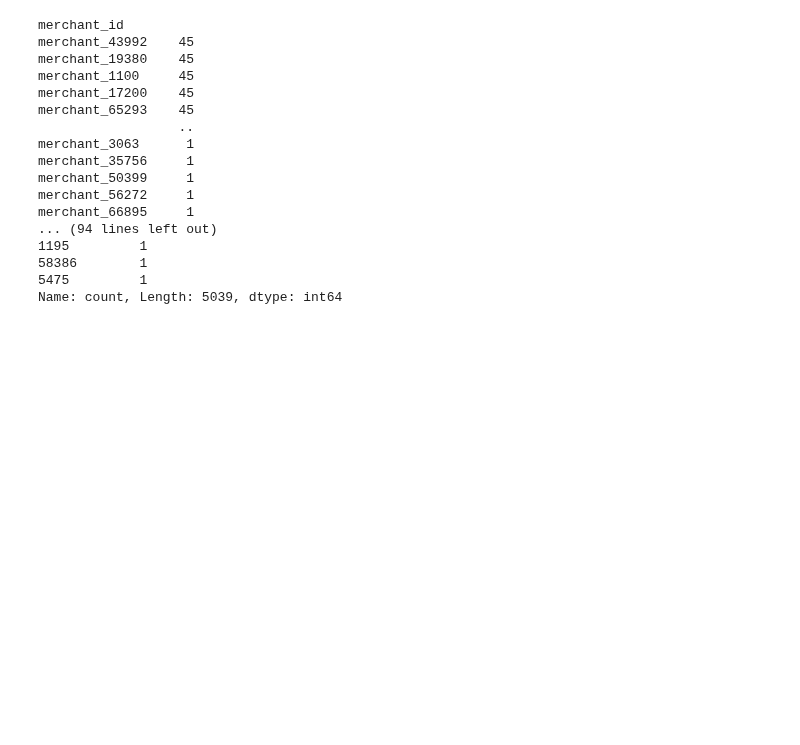
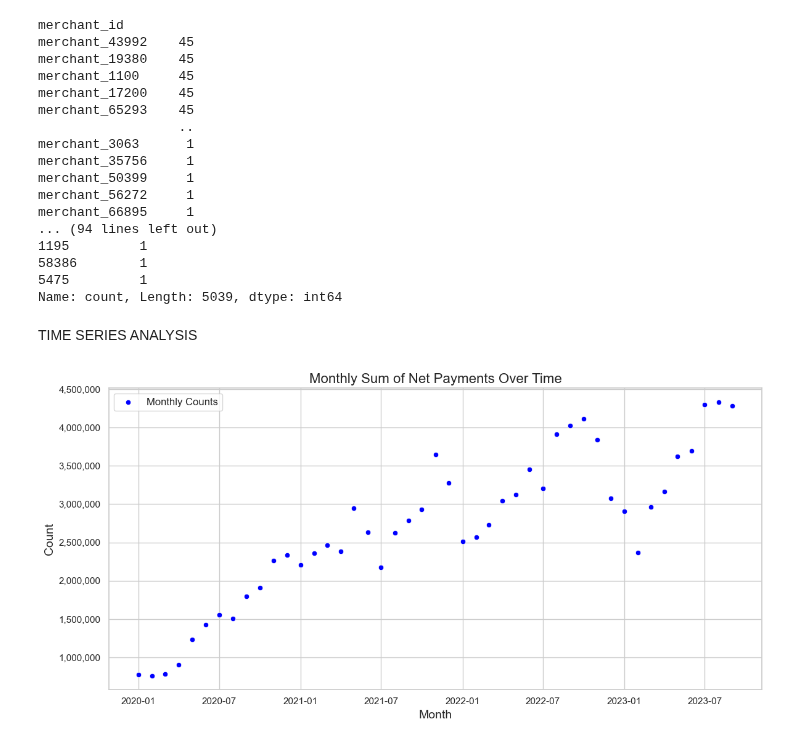
Before and after one commit to hakankorpe/2024, a Jupyter notebook: iyzico/iyzico.ipynb, the cells around one changed output. Saved outputs shown, nothing was run; the diff lists cells and outputs as text; code cells hidden in the pictures; blank space fills up the shorter version.

```diff
--- a/iyzico/iyzico.ipynb
+++ b/iyzico/iyzico.ipynb
@@ -185,3 +383,37 @@ merchant_66895     1
 58386        1
 5475         1
 Name: count, Length: 5039, dtype: int64
+# %% [markdown]
+TIME SERIES ANALYSIS
+# %%
+from matplotlib.ticker import FuncFormatter
+
+# Assuming data is already loaded and processed as described in your code
+data = base_train.copy()
+data['month_id'] = pd.to_datetime(data['month_id'], format='%Y%m')
+
+# Group by month_id and sum the net_payment_count for each month
+monthly_counts = data.groupby('month_id')['net_payment_count'].sum()
+
+# Set up a seaborn style for better aesthetics
+sns.set(style="whitegrid", palette="husl")
+
+# Define a function to format y-axis ticks
+def format_ticks(value, _):
+    return f'{int(value):,}'
+
+# Plotting
+plt.figure(figsize=(12, 6))
+ax = sns.scatterplot(data=monthly_counts.reset_index(), x='month_id', y='net_payment_count', color='blue', label='Monthly Counts')
+
+# Apply the formatting function to the y-axis
+ax.yaxis.set_major_formatter(FuncFormatter(format_ticks))
+
+plt.title('Monthly Sum of Net Payments Over Time', fontsize=16)
+plt.xlabel('Month', fontsize=14)
+plt.ylabel('Count', fontsize=14)
+plt.legend(loc='upper left', fontsize=12)
+plt.tight_layout()
+plt.show()
+# %% [output]
+[figure, added]
```
Also changed, not shown: parts of 28 cells of this notebook, 2 other files.
